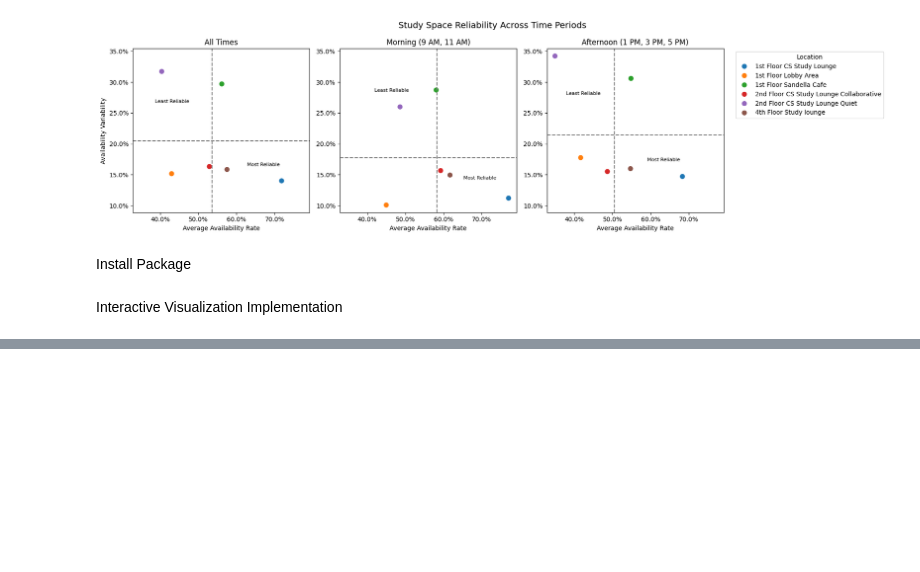
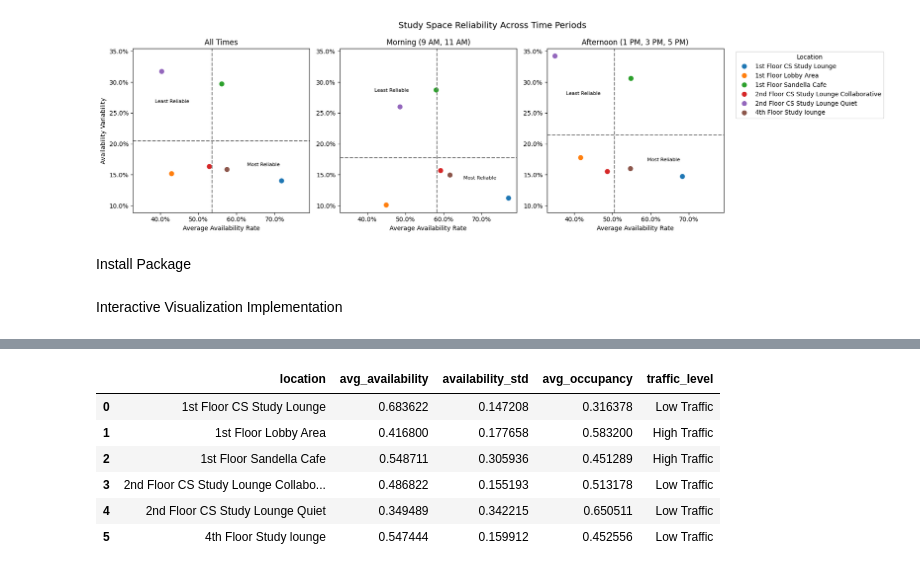
Before and after one commit to microwaves22/Ye-Ng-CS424, a Jupyter notebook: Notebooks/Assignment_3.ipynb, the cells around one changed output, grey strips where cells are left out. Saved outputs shown, nothing was run; the diff lists cells and outputs as text; code cells hidden in the pictures; blank space fills up the shorter version.

```diff
--- a/Notebooks/Assignment_3.ipynb
+++ b/Notebooks/Assignment_3.ipynb
@@ -385,0 +535,10 @@ fig.show()
+# %%
+afternoon_data
+# %% [output]
+|  | location | avg_availability | availability_std | avg_occupancy | traffic_level |
+| 0 | 1st Floor CS Study Lounge | 0.683622 | 0.147208 | 0.316378 | Low Traffic |
+| 1 | 1st Floor Lobby Area | 0.416800 | 0.177658 | 0.583200 | High Traffic |
+| 2 | 1st Floor Sandella Cafe | 0.548711 | 0.305936 | 0.451289 | High Traffic |
+| 3 | 2nd Floor CS Study Lounge Collabo... | 0.486822 | 0.155193 | 0.513178 | Low Traffic |
+| 4 | 2nd Floor CS Study Lounge Quiet | 0.349489 | 0.342215 | 0.650511 | Low Traffic |
+| 5 | 4th Floor Study lounge | 0.547444 | 0.159912 | 0.452556 | Low Traffic |
```
Also changed, not shown: parts of 3 cells of this notebook.
